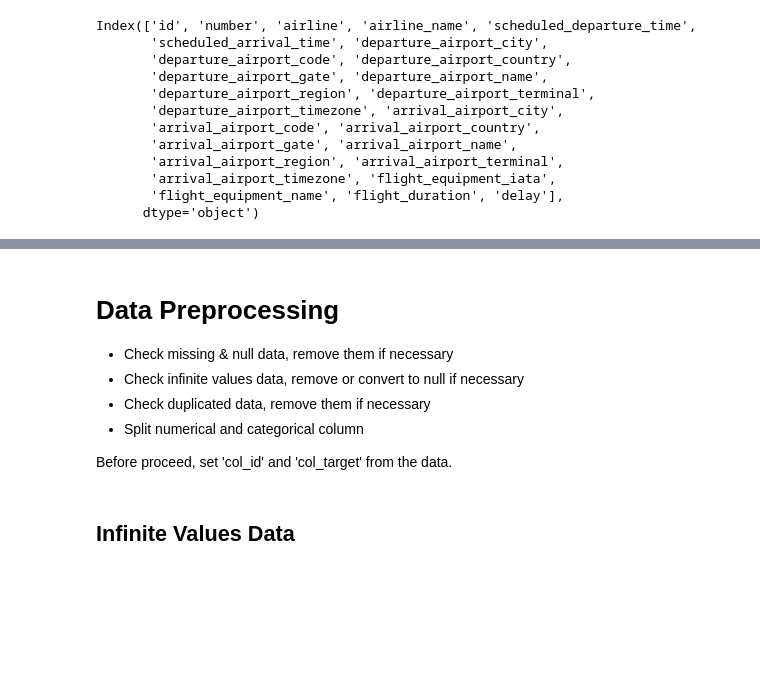
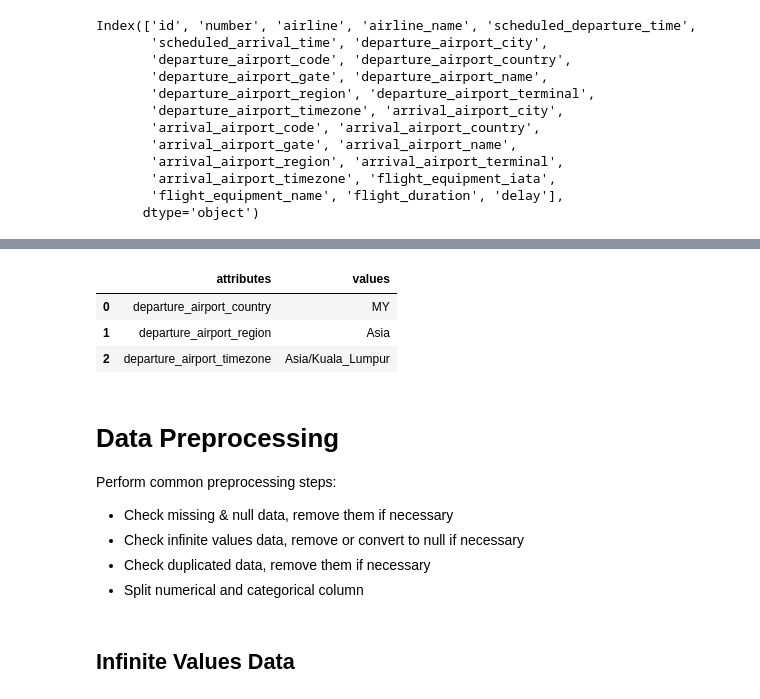
Before and after one commit to gunawanlg/iykra, a Jupyter notebook: Practice Case 04 - Foundation of Machine Learning.ipynb, the cells around one changed output, grey strips where cells are left out. Saved outputs shown, nothing was run; the diff lists cells and outputs as text; code cells hidden in the pictures; blank space fills up the shorter version.

```diff
--- a/Practice Case 04 - Foundation of Machine Learning.ipynb
+++ b/Practice Case 04 - Foundation of Machine Learning.ipynb
@@ -87,0 +123,2 @@ data = pd.concat([data_train, data_test])
+# %%
+col_date = 'scheduled_departure_time'
@@ -87,0 +127,9 @@ data = pd.concat([data_train, data_test])
+# %%
+# Date
+data['days']  = data[col_date].dt.strftime('%Y%m%d')
+data['months'] = data[col_date].dt.strftime('%Y%m')
+data['days_of_week'] = data[col_date].dt.day_name()
+data['is_weekend'] = (data[col_date].dt.dayofweek >= 5).astype('int')
+
+# Time
+data['is_daytime'] = ((data[col_date].dt.hour >= 6) & (data[col_date].dt.hour < 18)).astype('int')
@@ -87,0 +140,13 @@ data = pd.concat([data_train, data_test])
+# %%
+temp = []
+for duration in data['flight_duration'].str.replace('h|m', '').str.split():
+    try:
+        if (len(duration) == 1): # m format
+            temp.append(int(duration[0]))
+        else: # h m format
+            minutes = int(duration[0]) * 60 + int(duration[1])
+            temp.append(minutes)
+    except Exception as e: # null values
+        temp.append(duration)
+
+data['flight_duration'] = temp
@@ -87,0 +165,8 @@ data = pd.concat([data_train, data_test])
+# %%
+df_one_unique = get_one_unique(data)
+df_one_unique
+# %% [output]
+|  | attributes | values |
+| 0 | departure_airport_country | MY |
+| 1 | departure_airport_region | Asia |
+| 2 | departure_airport_timezone | Asia/Kuala_Lumpur |
@@ -88,9 +175,8 @@ data = pd.concat([data_train, data_test])
 # %% [markdown]
 # Data Preprocessing
 
+Perform common preprocessing steps:
 * Check missing & null data, remove them if necessary
 * Check infinite values data, remove or convert to null if necessary
 * Check duplicated data, remove them if necessary
 * Split numerical and categorical column
-
-Before proceed, set 'col_id' and 'col_target' from the data.
```
Also changed, not shown: parts of 41 cells of this notebook, 1 other file.
